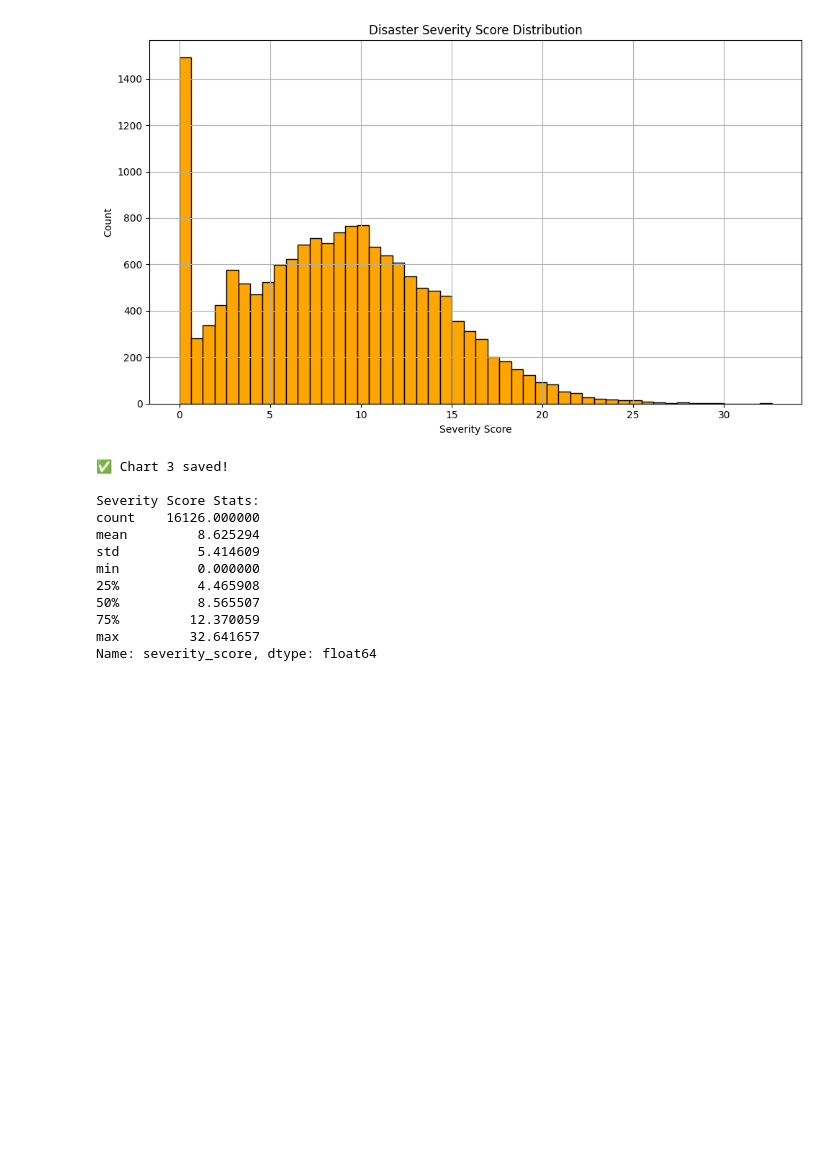
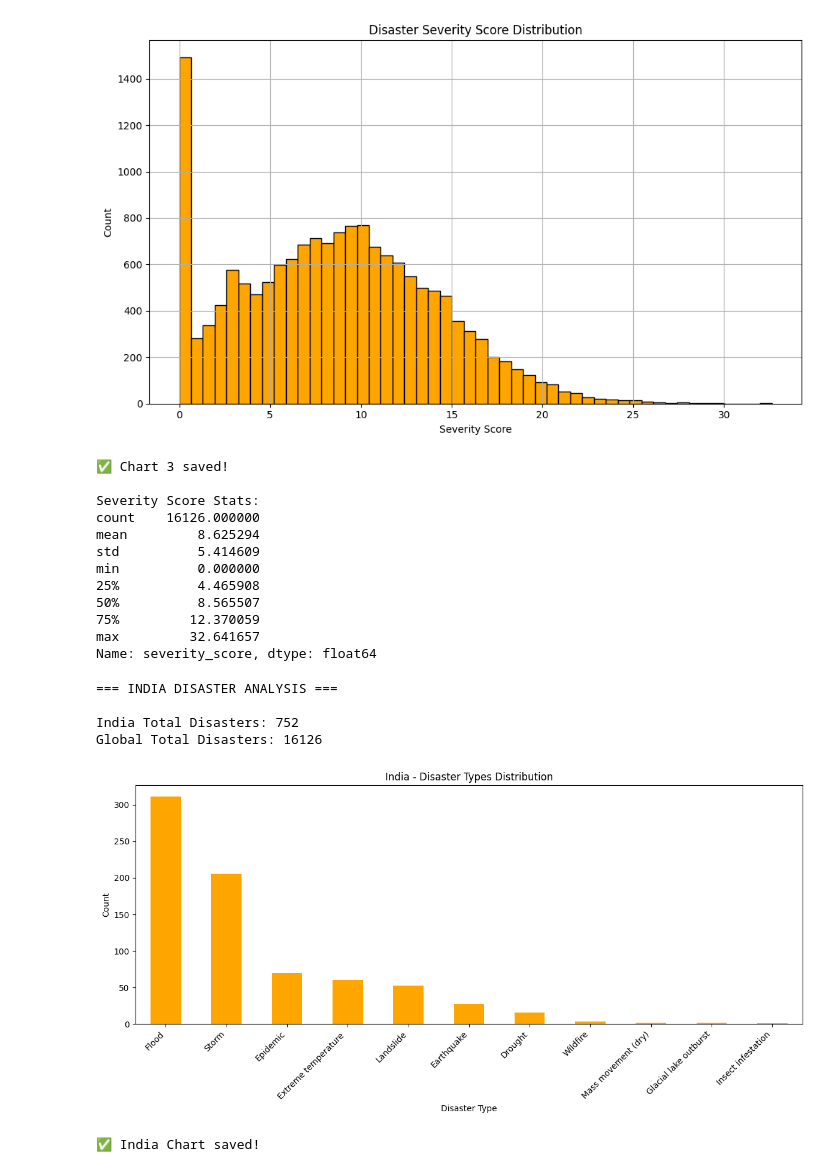
Before and after one commit to Sejal-Singh24/Disaster-System, a Jupyter notebook: 01_EDA_Disaster_Analysis.ipynb, the cells around one changed output. Saved outputs shown, nothing was run; the diff lists cells and outputs as text; code cells hidden in the pictures; blank space fills up the shorter version.

Commit message:
Added India Specific analysis and Global vs India comparison

```diff
--- a/01_EDA_Disaster_Analysis.ipynb
+++ b/01_EDA_Disaster_Analysis.ipynb
@@ -166,3 +166,30 @@ min          0.000000
 75%         12.370059
 max         32.641657
 Name: severity_score, dtype: float64
+# %%
+# India Specific Analysis
+print("=== INDIA DISASTER ANALYSIS ===\n")
+
+# India ka data filter karo
+df_india = df_clean[df_clean['Country'] == 'India'].copy()
+print(f"India Total Disasters: {len(df_india)}")
+print(f"Global Total Disasters: {len(df_clean)}")
+
+# Graph 1 - India Disaster Types
+plt.figure(figsize=(12,6))
+df_india['Disaster Type'].value_counts().plot(kind='bar', color='orange')
+plt.title('India - Disaster Types Distribution')
+plt.xlabel('Disaster Type')
+plt.ylabel('Count')
+plt.xticks(rotation=45, ha='right')
+plt.tight_layout()
+plt.savefig('data/chart4_india_disaster_types.png')
+plt.show()
+print("✅ India Chart saved!")
+# %% [output]
+=== INDIA DISASTER ANALYSIS ===
+
+India Total Disasters: 752
+Global Total Disasters: 16126
+[figure, added]
+✅ India Chart saved!
```
Also changed, not shown: parts of 1 cell of this notebook, 2 other files.
